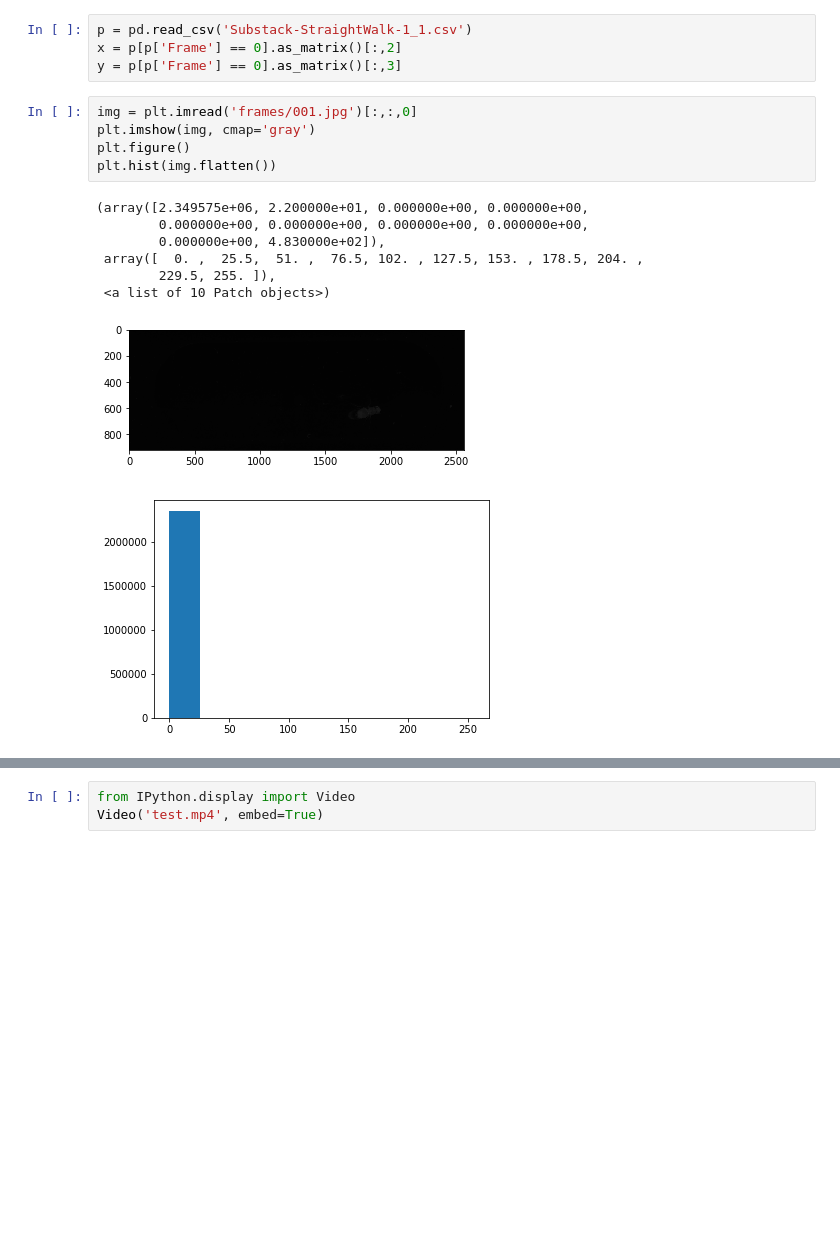
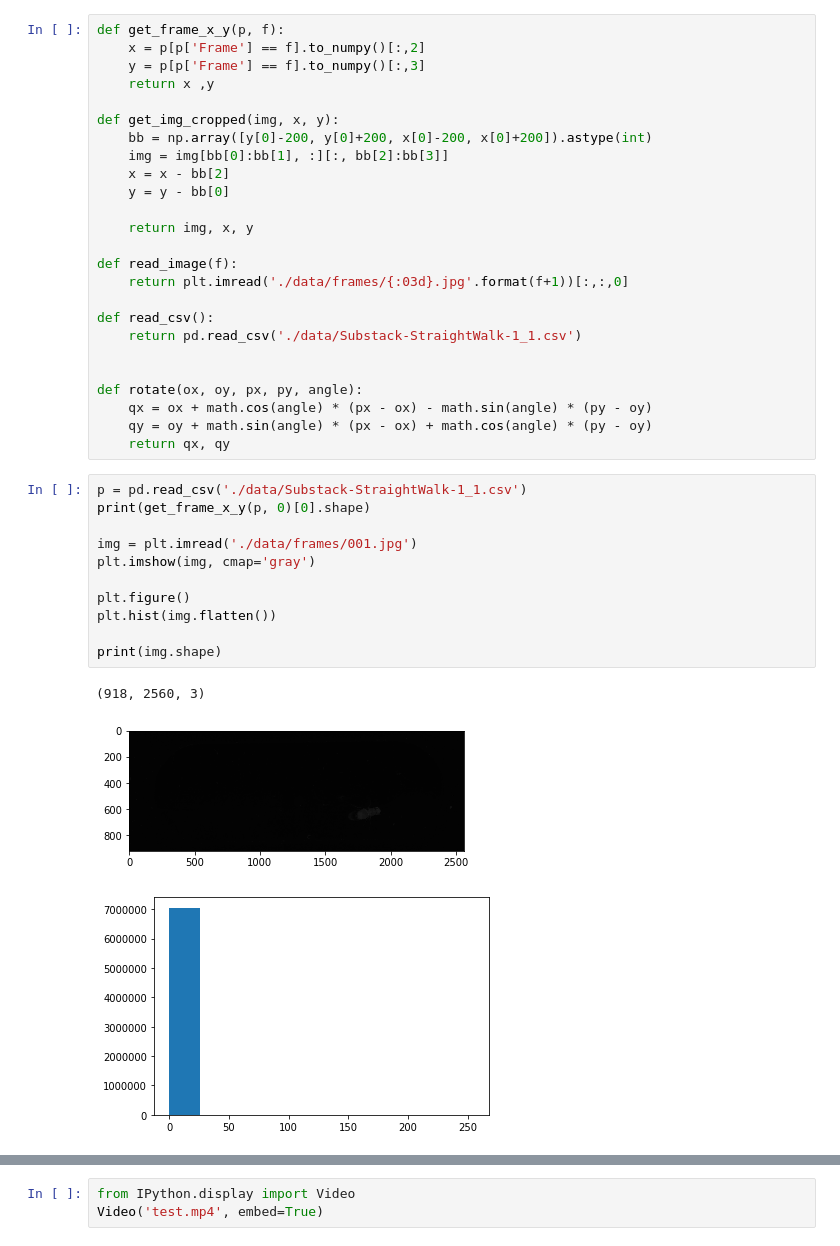
Before and after one commit to felipe-parodi/LiftPose3D, a Jupyter notebook: flylimbtracker/1_FlyLimbTracker_to_DF3D.ipynb, the cells around one changed output, grey strips where cells are left out. Cells and saved outputs as stored; diff of their text form; blank space fills up the shorter version.

```diff
--- a/flylimbtracker/1_FlyLimbTracker_to_DF3D.ipynb
+++ b/flylimbtracker/1_FlyLimbTracker_to_DF3D.ipynb
@@ -5,18 +12,40 @@ from skimage import exposure
-# %%
-p = pd.read_csv('Substack-StraightWalk-1_1.csv')
-x = p[p['Frame'] == 0].as_matrix()[:,2]
-y = p[p['Frame'] == 0].as_matrix()[:,3]
+# %%
+def get_frame_x_y(p, f):
+    x = p[p['Frame'] == f].to_numpy()[:,2]
+    y = p[p['Frame'] == f].to_numpy()[:,3]
+    return x ,y
+
+def get_img_cropped(img, x, y):
+    bb = np.array([y[0]-200, y[0]+200, x[0]-200, x[0]+200]).astype(int)
+    img = img[bb[0]:bb[1], :][:, bb[2]:bb[3]]
+    x = x - bb[2]
+    y = y - bb[0]
+
+    return img, x, y
+
+def read_image(f):
+    return plt.imread('./data/frames/{:03d}.jpg'.format(f+1))[:,:,0]
+
+def read_csv():
+    return pd.read_csv('./data/Substack-StraightWalk-1_1.csv')
+
+
+def rotate(ox, oy, px, py, angle):
+    qx = ox + math.cos(angle) * (px - ox) - math.sin(angle) * (py - oy)
+    qy = oy + math.sin(angle) * (px - ox) + math.cos(angle) * (py - oy)
+    return qx, qy
 # %%
-img = plt.imread('frames/001.jpg')[:,:,0]
+p = pd.read_csv('./data/Substack-StraightWalk-1_1.csv')
+print(get_frame_x_y(p, 0)[0].shape)
+
+img = plt.imread('./data/frames/001.jpg')
 plt.imshow(img, cmap='gray')
+
 plt.figure()
 plt.hist(img.flatten())
+
+print(img.shape)
 # %% [output]
-(array([2.349575e+06, 2.200000e+01, 0.000000e+00, 0.000000e+00,
-        0.000000e+00, 0.000000e+00, 0.000000e+00, 0.000000e+00,
-        0.000000e+00, 4.830000e+02]),
- array([  0. ,  25.5,  51. ,  76.5, 102. , 127.5, 153. , 178.5, 204. ,
-        229.5, 255. ]),
- <a list of 10 Patch objects>)
+(918, 2560, 3)
 [figure]
-[figure, old version]
+[figure, new version]
```
Also changed, not shown: parts of 9 cells of this notebook.
